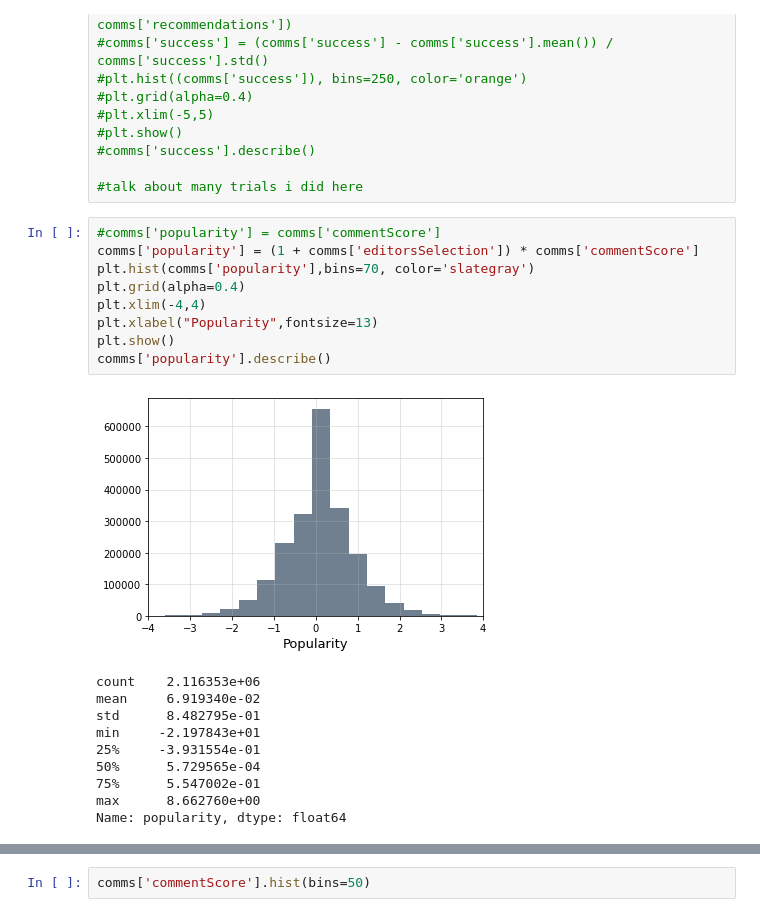
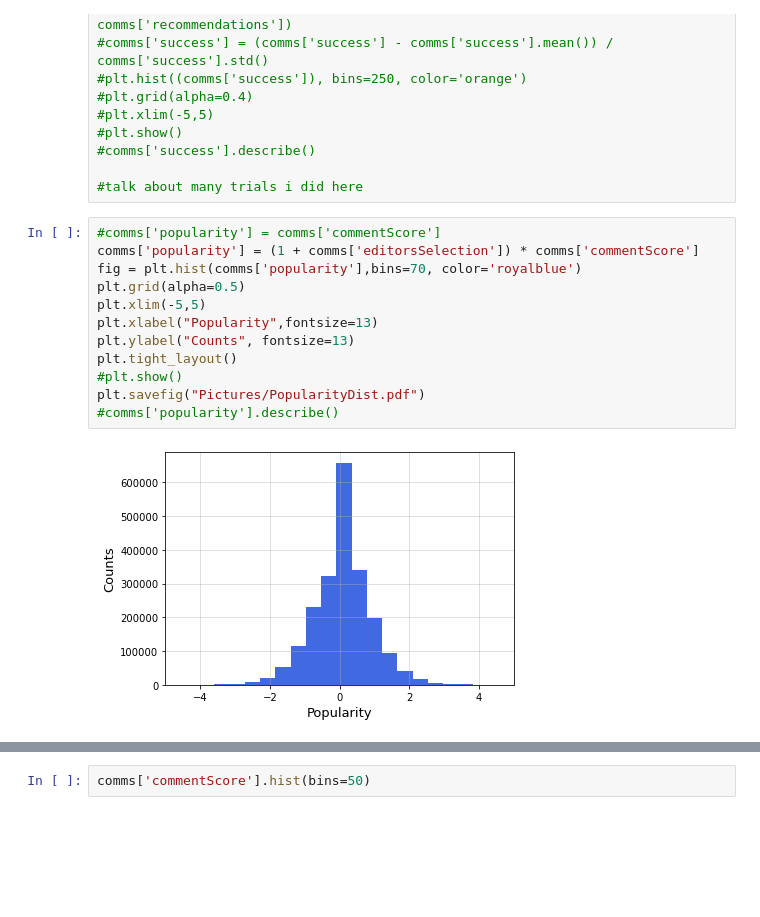
Before and after one commit to andreasala98/NYMines, a Jupyter notebook: NY_Mines.ipynb, the cells around one changed output, grey strips where cells are left out. Cells and saved outputs as stored; diff of their text form; blank space fills up the shorter version.

```diff
--- a/NY_Mines.ipynb
+++ b/NY_Mines.ipynb
@@ -187,20 +189,14 @@ recommendations:  0.0  -  10472.0
 # %%
 #comms['popularity'] = comms['commentScore']
 comms['popularity'] = (1 + comms['editorsSelection']) * comms['commentScore']
-plt.hist(comms['popularity'],bins=70, color='slategray')
-plt.grid(alpha=0.4)
-plt.xlim(-4,4)
+fig = plt.hist(comms['popularity'],bins=70, color='royalblue')
+plt.grid(alpha=0.5)
+plt.xlim(-5,5)
 plt.xlabel("Popularity",fontsize=13)
-plt.show()
-comms['popularity'].describe()
+plt.ylabel("Counts", fontsize=13)
+plt.tight_layout()
+#plt.show()
+plt.savefig("Pictures/PopularityDist.pdf")
+#comms['popularity'].describe()
 # %% [output]
-[figure, old version]
+[figure, new version]
-count    2.116353e+06
-mean     6.919340e-02
-std      8.482795e-01
-min     -2.197843e+01
-25%     -3.931554e-01
-50%      5.729565e-04
-75%      5.547002e-01
-max      8.662760e+00
-Name: popularity, dtype: float64
```
Also changed, not shown: parts of 15 cells of this notebook, 6 other files.
